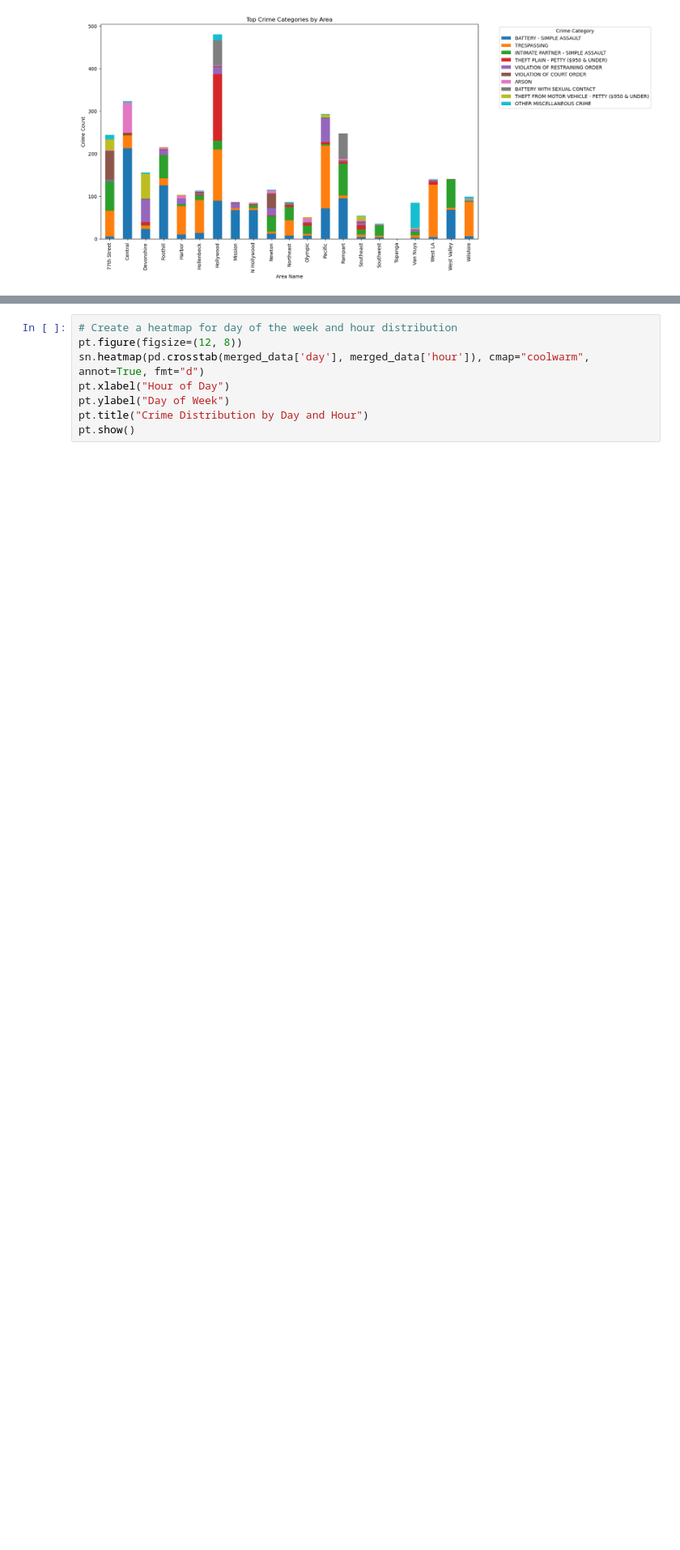
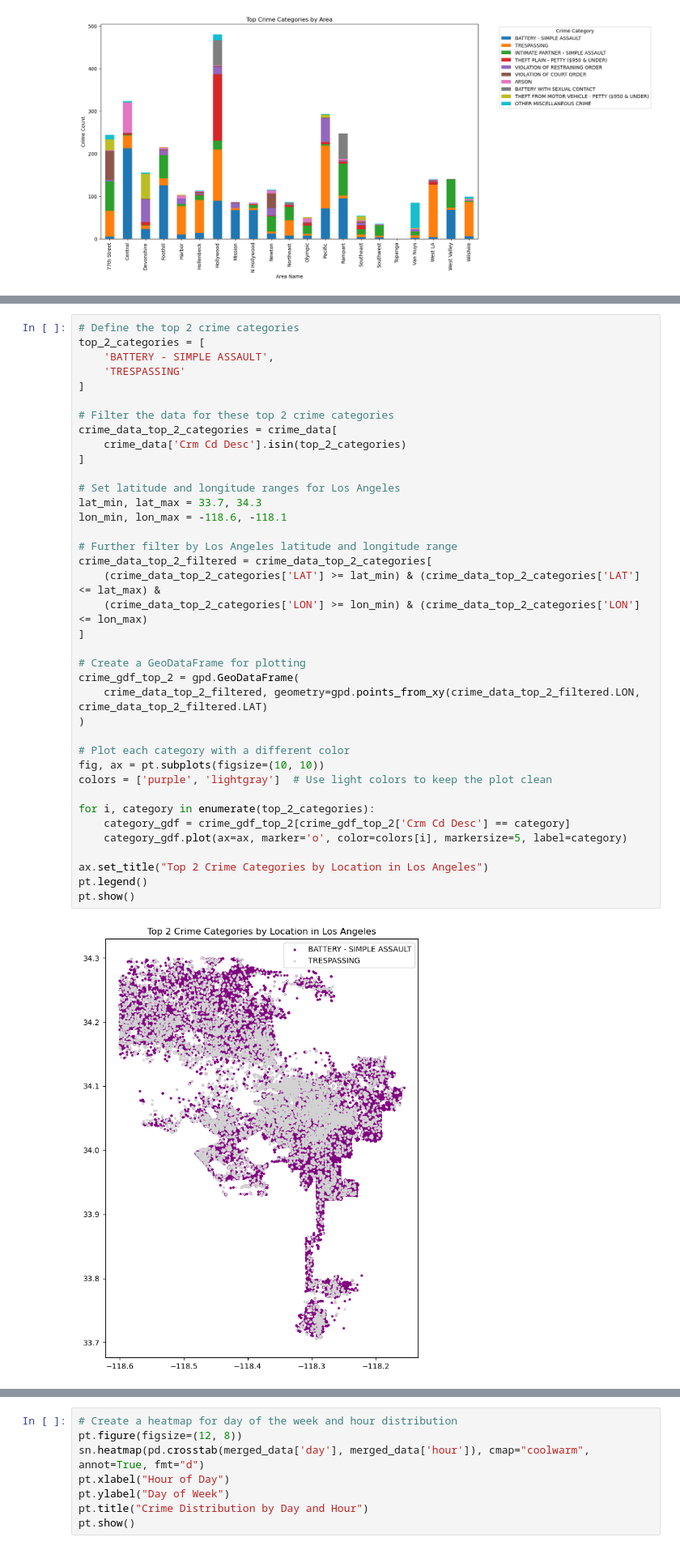
Before and after one commit to Ridhimakongara001/crime_data_and_traffic_data_analysis, a Jupyter notebook: Crime Data Analysis.ipynb, the cells around one changed output, grey strips where cells are left out. Shown at 81% size. Saved outputs shown, nothing was run; the diff lists cells and outputs as text; blank space fills up the shorter version.

```diff
--- a/Crime Data Analysis.ipynb
+++ b/Crime Data Analysis.ipynb
@@ -200,0 +263,40 @@ Name: crm_cd_desc, dtype: int64
+# %%
+# Define the top 2 crime categories
+top_2_categories = [
+    'BATTERY - SIMPLE ASSAULT',
+    'TRESPASSING'
+]
+
+# Filter the data for these top 2 crime categories
+crime_data_top_2_categories = crime_data[
+    crime_data['Crm Cd Desc'].isin(top_2_categories)
+]
+
+# Set latitude and longitude ranges for Los Angeles
+lat_min, lat_max = 33.7, 34.3
+lon_min, lon_max = -118.6, -118.1
+
+# Further filter by Los Angeles latitude and longitude range
+crime_data_top_2_filtered = crime_data_top_2_categories[
+    (crime_data_top_2_categories['LAT'] >= lat_min) & (crime_data_top_2_categories['LAT'] <= lat_max) &
+    (crime_data_top_2_categories['LON'] >= lon_min) & (crime_data_top_2_categories['LON'] <= lon_max)
+]
+
+# Create a GeoDataFrame for plotting
+crime_gdf_top_2 = gpd.GeoDataFrame(
+    crime_data_top_2_filtered, geometry=gpd.points_from_xy(crime_data_top_2_filtered.LON, crime_data_top_2_filtered.LAT)
+)
+
+# Plot each category with a different color
+fig, ax = pt.subplots(figsize=(10, 10))
+colors = ['purple', 'lightgray']  # Use light colors to keep the plot clean
+
+for i, category in enumerate(top_2_categories):
+    category_gdf = crime_gdf_top_2[crime_gdf_top_2['Crm Cd Desc'] == category]
+    category_gdf.plot(ax=ax, marker='o', color=colors[i], markersize=5, label=category)
+
+ax.set_title("Top 2 Crime Categories by Location in Los Angeles")
+pt.legend()
+pt.show()
+# %% [output]
+[figure, added]
```
Also changed, not shown: parts of 41 cells of this notebook.
